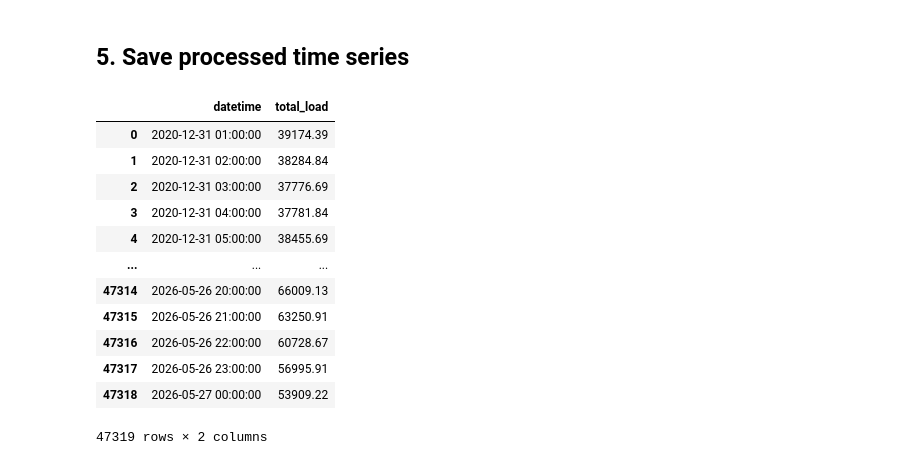
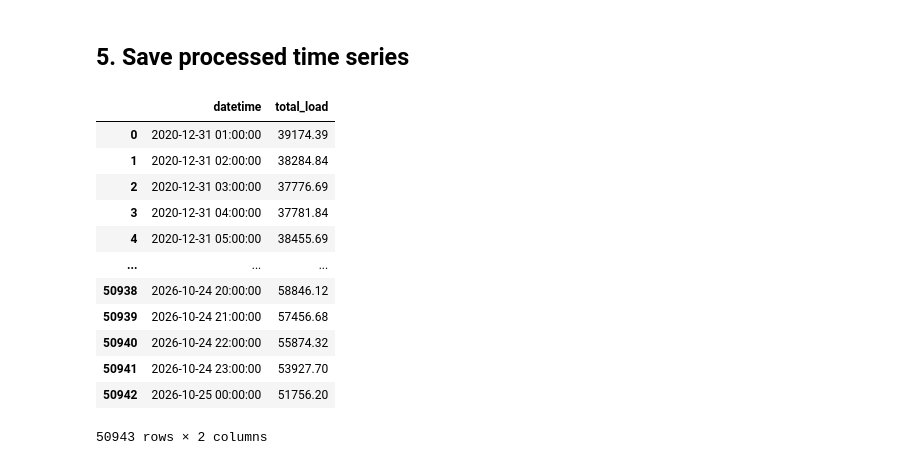
Before and after one commit to zyliaz/Energy-Price-Risk-Model, a Jupyter notebook: 03_notebooks/01_eda/01_load_eda.ipynb, the cells around one changed output. Saved outputs shown, nothing was run; the diff lists cells and outputs as text; code cells hidden in the pictures.

```diff
--- a/03_notebooks/01_eda/01_load_eda.ipynb
+++ b/03_notebooks/01_eda/01_load_eda.ipynb
@@ -17,10 +17,19 @@ import matplotlib.dates as mdates
 from pathlib import Path
 
 PROJECT_ROOT = Path('../..').resolve()
-PARQUET_PATH = PROJECT_ROOT / '01_data' / '1.2_raw_api' / 'load_fzn_20201231_20260526.parquet'
+PARQUET_PATHS = [
+    PROJECT_ROOT / '01_data' / '1.2_raw_api' / 'load_fzn_20201231_20260526.parquet',
+    PROJECT_ROOT / '01_data' / '1.2_raw_api' / 'load_fzn_20260527_20261024.parquet',  # no `timestamp` column
+]
+# one view over both pulls; `timestamp` = operatingDay + hourEnding (HE, 24:00 → next day 00:00)
+SRC = f"""(
+    SELECT * REPLACE (COALESCE(timestamp,
+        CAST(operatingDay AS TIMESTAMP) + to_hours(CAST(substr(hourEnding, 1, 2) AS INTEGER))) AS timestamp)
+    FROM read_parquet({[str(p) for p in PARQUET_PATHS]}, union_by_name = true)
+)"""
 OUT_DIR      = PROJECT_ROOT / '01_data' / '2_cleaned' / 'load'
 OUT_DIR.mkdir(parents=True, exist_ok=True)
 
-print(f'Parquet : {PARQUET_PATH}')
+print('Parquet :', *PARQUET_PATHS, sep='\n  ')
 print(f'Output  : {OUT_DIR}')
 # %% [output]
@@ -142,20 +153,20 @@ df.to_parquet(out_parquet, index=False)
 # %%
 aggregated = df.copy()
 aggregated.rename(columns={'total': 'total_load'}, inplace=True)
 aggregated = aggregated.filter(['datetime', 'total_load'])
-aggregated.to_csv(OUT_DIR / 'total_load_20201231_20260526.csv', index=False)
+aggregated.to_csv(OUT_DIR / 'total_load_20201231_20261024.csv', index=False)
 aggregated
 # %% [output]
 |  | datetime | total_load |
 | 0 | 2020-12-31 01:00:00 | 39174.39 |
 | 1 | 2020-12-31 02:00:00 | 38284.84 |
 | 2 | 2020-12-31 03:00:00 | 37776.69 |
 | 3 | 2020-12-31 04:00:00 | 37781.84 |
 | 4 | 2020-12-31 05:00:00 | 38455.69 |
 | ... | ... | ... |
-| 47314 | 2026-05-26 20:00:00 | 66009.13 |
-| 47315 | 2026-05-26 21:00:00 | 63250.91 |
-| 47316 | 2026-05-26 22:00:00 | 60728.67 |
-| 47317 | 2026-05-26 23:00:00 | 56995.91 |
-| 47318 | 2026-05-27 00:00:00 | 53909.22 |
+| 50938 | 2026-10-24 20:00:00 | 58846.12 |
+| 50939 | 2026-10-24 21:00:00 | 57456.68 |
+| 50940 | 2026-10-24 22:00:00 | 55874.32 |
+| 50941 | 2026-10-24 23:00:00 | 53927.70 |
+| 50942 | 2026-10-25 00:00:00 | 51756.20 |
-47319 rows × 2 columns
+50943 rows × 2 columns
```
Also changed, not shown: parts of 7 cells of this notebook, 11 other files.
